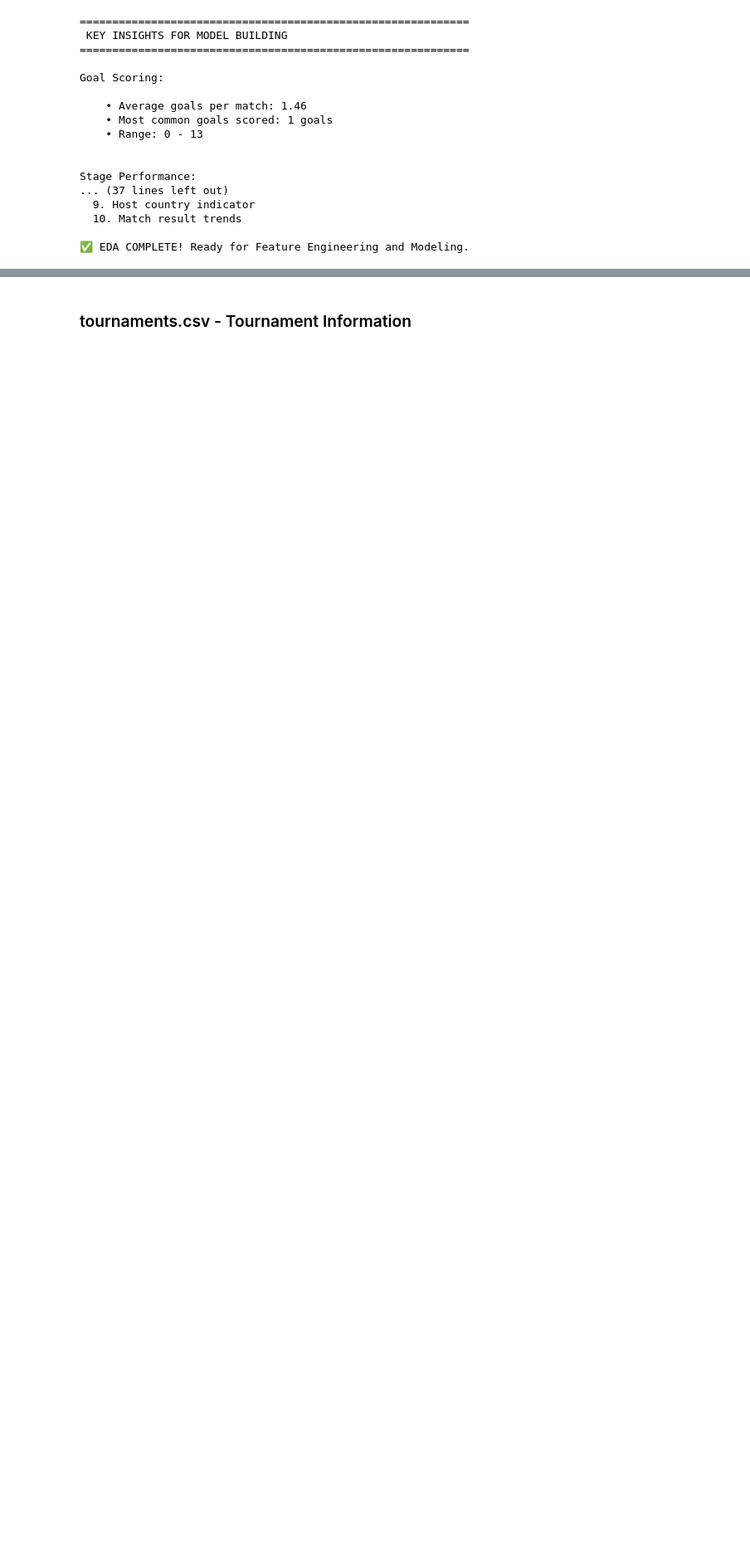
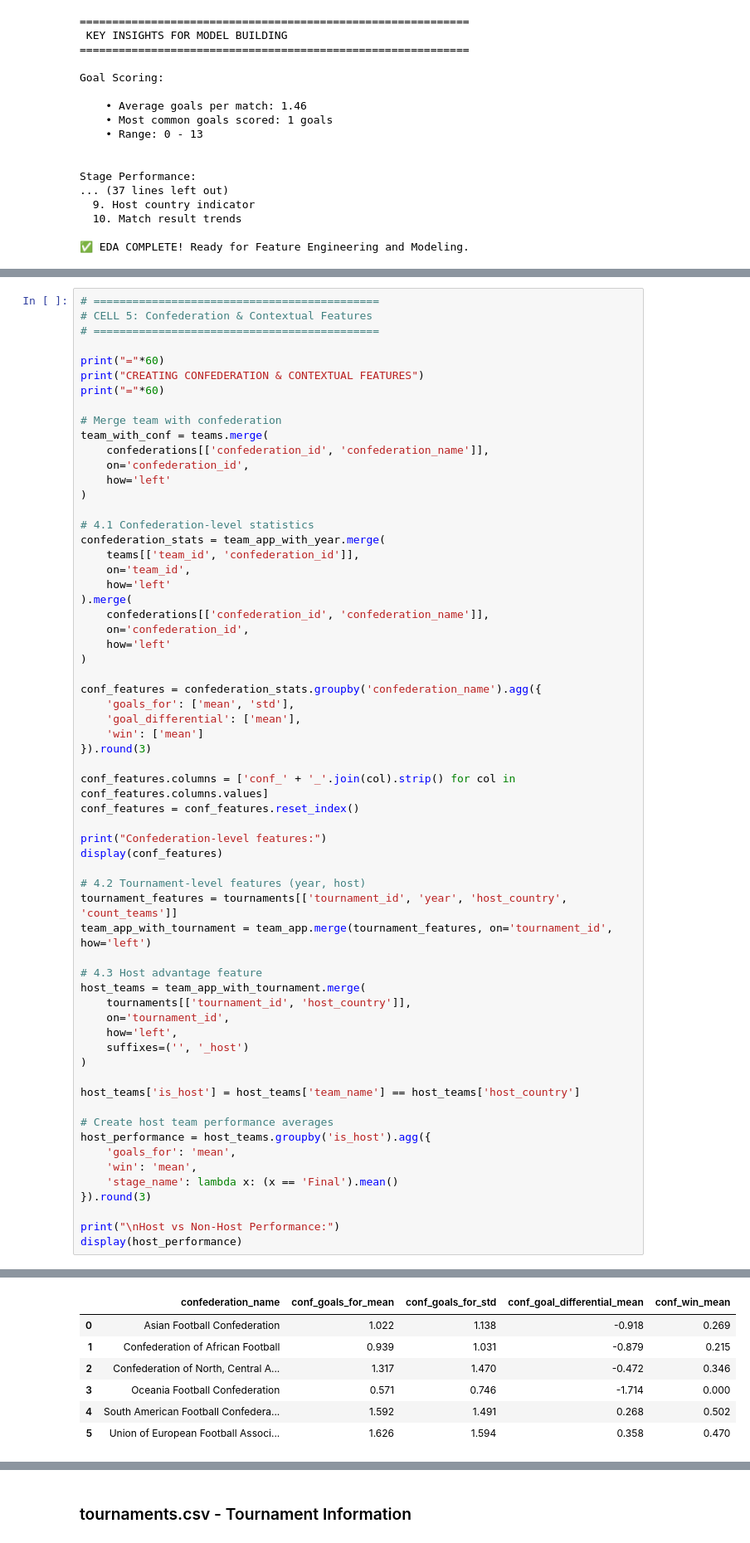
Before and after one commit to Atieng/World-Cup-2026-Goal-Prediction, a Jupyter notebook: index.ipynb, the cells around one changed output, grey strips where cells are left out. Shown at 83% size. Saved outputs shown, nothing was run; the diff lists cells and outputs as text; blank space fills up the shorter version.

```diff
--- a/index.ipynb
+++ b/index.ipynb
@@ -569,0 +838,63 @@ Stage Performance:
+# %%
+# ============================================
+# CELL 5: Confederation & Contextual Features
+# ============================================
+
+print("="*60)
+print("CREATING CONFEDERATION & CONTEXTUAL FEATURES")
+print("="*60)
+
+# Merge team with confederation
+team_with_conf = teams.merge(
+    confederations[['confederation_id', 'confederation_name']],
+    on='confederation_id',
+    how='left'
+)
+
+# 4.1 Confederation-level statistics
+confederation_stats = team_app_with_year.merge(
+    teams[['team_id', 'confederation_id']],
+    on='team_id',
+    how='left'
+).merge(
+    confederations[['confederation_id', 'confederation_name']],
+    on='confederation_id',
+    how='left'
+)
+
+conf_features = confederation_stats.groupby('confederation_name').agg({
+    'goals_for': ['mean', 'std'],
+    'goal_differential': ['mean'],
+    'win': ['mean']
+}).round(3)
+
+conf_features.columns = ['conf_' + '_'.join(col).strip() for col in conf_features.columns.values]
+conf_features = conf_features.reset_index()
+
+print("Confederation-level features:")
+display(conf_features)
+
+# 4.2 Tournament-level features (year, host)
+tournament_features = tournaments[['tournament_id', 'year', 'host_country', 'count_teams']]
+team_app_with_tournament = team_app.merge(tournament_features, on='tournament_id', how='left')
+
+# 4.3 Host advantage feature
+host_teams = team_app_with_tournament.merge(
+    tournaments[['tournament_id', 'host_country']],
+    on='tournament_id',
+    how='left',
+    suffixes=('', '_host')
+)
+
+host_teams['is_host'] = host_teams['team_name'] == host_teams['host_country']
+
+# Create host team performance averages
+host_performance = host_teams.groupby('is_host').agg({
+    'goals_for': 'mean',
+    'win': 'mean',
+    'stage_name': lambda x: (x == 'Final').mean()
+}).round(3)
+
+print("\nHost vs Non-Host Performance:")
+display(host_performance)
+# %% [output]
@@ -569,0 +905,7 @@ Stage Performance:
+|  | confederation_name | conf_goals_for_mean | conf_goals_for_std | conf_goal_differential_mean | conf_win_mean |
+| 0 | Asian Football Confederation | 1.022 | 1.138 | -0.918 | 0.269 |
+| 1 | Confederation of African Football | 0.939 | 1.031 | -0.879 | 0.215 |
+| 2 | Confederation of North, Central A... | 1.317 | 1.470 | -0.472 | 0.346 |
+| 3 | Oceania Football Confederation | 0.571 | 0.746 | -1.714 | 0.000 |
+| 4 | South American Football Confedera... | 1.592 | 1.491 | 0.268 | 0.502 |
+| 5 | Union of European Football Associ... | 1.626 | 1.594 | 0.358 | 0.470 |
```
Also changed, not shown: parts of 13 cells of this notebook.
